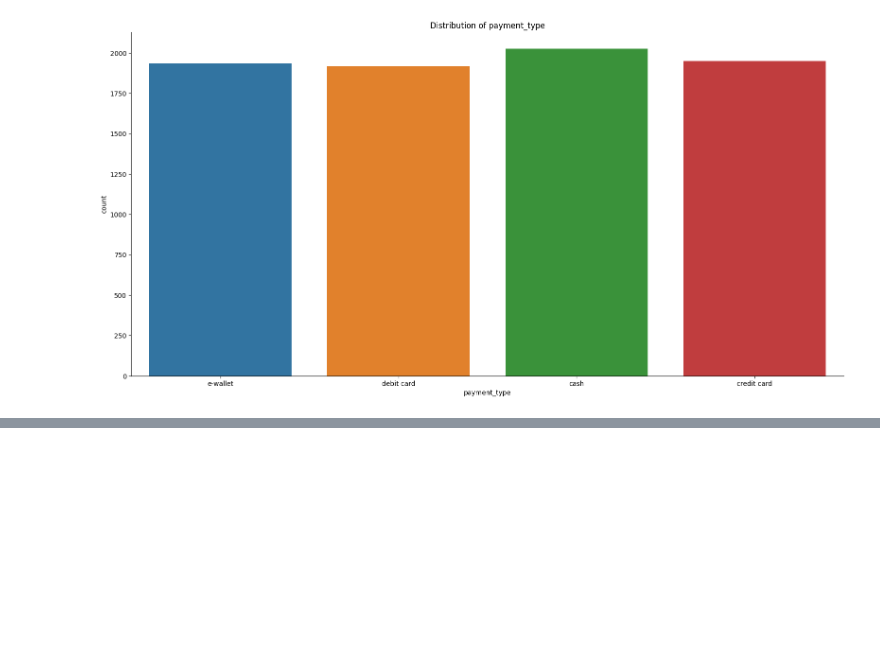
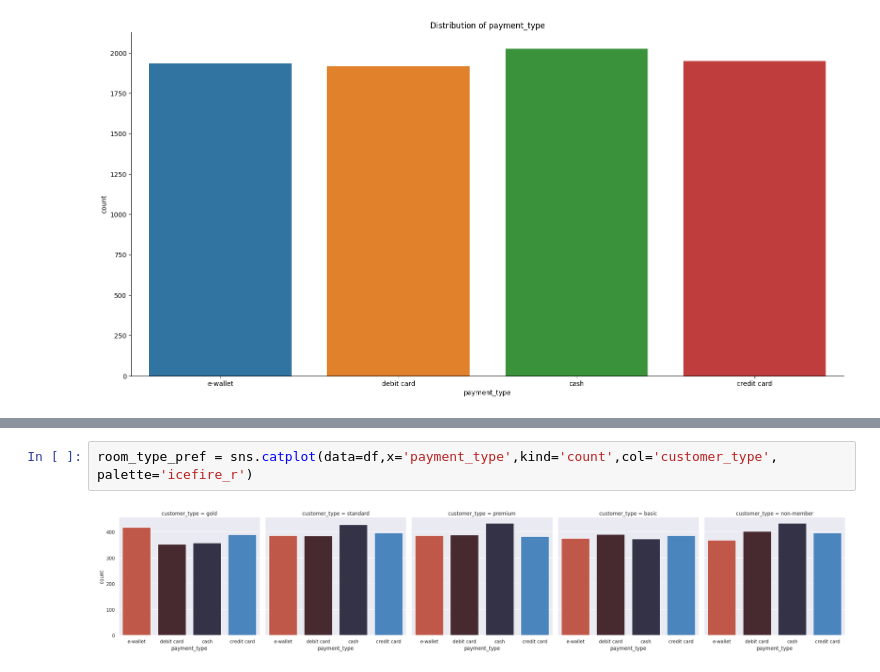
Before and after one commit to ayeshafirdose31/Cognizant_AI, a Jupyter notebook: Task1.ipynb, the cells around one changed output, grey strips where cells are left out. Drawn from its saved outputs; the diff is of its cells as text; blank space fills up the shorter version.

```diff
--- a/Task1.ipynb
+++ b/Task1.ipynb
@@ -268,0 +325,4 @@ plot_categorical_distribution(df, 'payment_type')
+# %%
+room_type_pref = sns.catplot(data=df,x='payment_type',kind='count',col='customer_type', palette='icefire_r')
+# %% [output]
+[figure, added]
```
Also changed, not shown: parts of 12 cells of this notebook.
